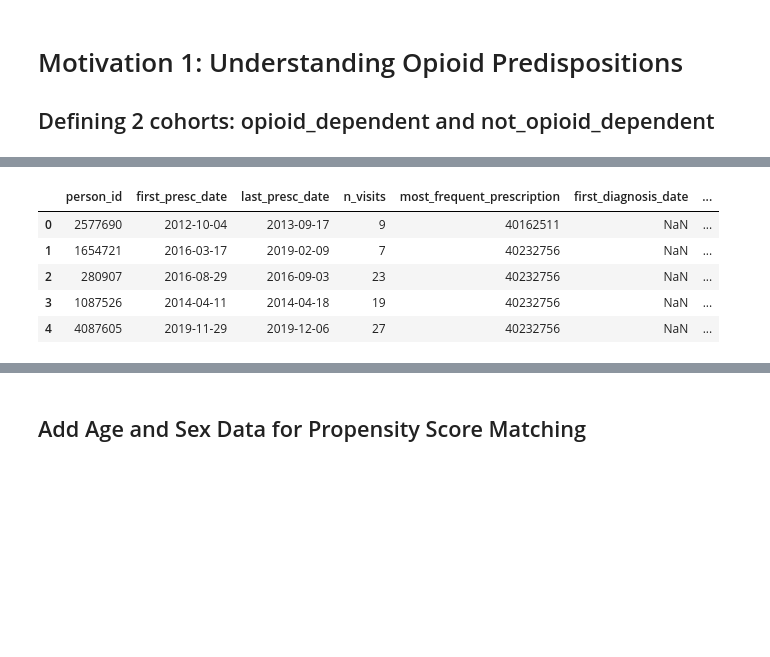
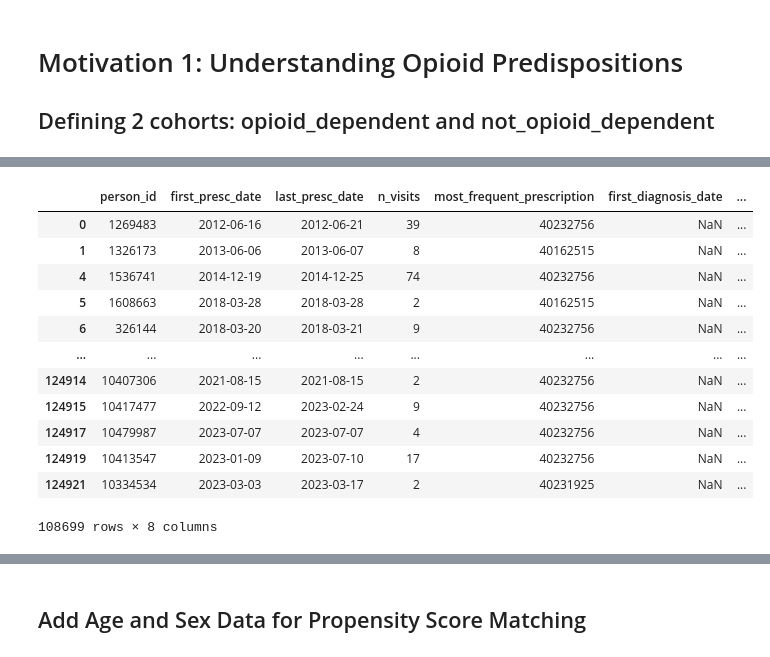
Before and after one commit to sanjayontheweb/SergioRotation, a Jupyter notebook: AddictionEHRQuery.ipynb, the cells around one changed output, grey strips where cells are left out. Drawn from its saved outputs; the diff is of its cells as text; code cells hidden in the pictures; blank space fills up the shorter version.

```diff
--- a/AddictionEHRQuery.ipynb
+++ b/AddictionEHRQuery.ipynb
@@ -283,12 +299,19 @@ merged_not_op = not_op_addicted.merge(visits_not_op, on = 'person_id', how = 'le
 filtered_merged_not_op = merged_not_op[merged_not_op['visit_start_date'] >= merged_not_op['first_presc_date'] + relativedelta(months=6)]['person_id'].unique()
 not_op_addicted = not_op_addicted[not_op_addicted['person_id'].isin(filtered_merged_not_op)]
 # %%
-not_op_addicted.head(5)
+not_op_addicted
 # %% [output]
 |  | person_id | first_presc_date | last_presc_date | n_visits | most_frequent_prescription | first_diagnosis_date | ... |
-| 0 | 2577690 | 2012-10-04 | 2013-09-17 | 9 | 40162511 | NaN | ... |
-| 1 | 1654721 | 2016-03-17 | 2019-02-09 | 7 | 40232756 | NaN | ... |
-| 2 | 280907 | 2016-08-29 | 2016-09-03 | 23 | 40232756 | NaN | ... |
-| 3 | 1087526 | 2014-04-11 | 2014-04-18 | 19 | 40232756 | NaN | ... |
-| 4 | 4087605 | 2019-11-29 | 2019-12-06 | 27 | 40232756 | NaN | ... |
+| 0 | 1269483 | 2012-06-16 | 2012-06-21 | 39 | 40232756 | NaN | ... |
+| 1 | 1326173 | 2013-06-06 | 2013-06-07 | 8 | 40162515 | NaN | ... |
+| 4 | 1536741 | 2014-12-19 | 2014-12-25 | 74 | 40232756 | NaN | ... |
+| 5 | 1608663 | 2018-03-28 | 2018-03-28 | 2 | 40162515 | NaN | ... |
+| 6 | 326144 | 2018-03-20 | 2018-03-21 | 9 | 40232756 | NaN | ... |
+| ... | ... | ... | ... | ... | ... | ... | ... |
+| 124914 | 10407306 | 2021-08-15 | 2021-08-15 | 2 | 40232756 | NaN | ... |
+| 124915 | 10417477 | 2022-09-12 | 2023-02-24 | 9 | 40232756 | NaN | ... |
+| 124917 | 10479987 | 2023-07-07 | 2023-07-07 | 4 | 40232756 | NaN | ... |
+| 124919 | 10413547 | 2023-01-09 | 2023-07-10 | 17 | 40232756 | NaN | ... |
+| 124921 | 10334534 | 2023-03-03 | 2023-03-17 | 2 | 40231925 | NaN | ... |
+108699 rows × 8 columns
 # %%
```
Also changed, not shown: parts of 36 cells of this notebook, 7 other files.
